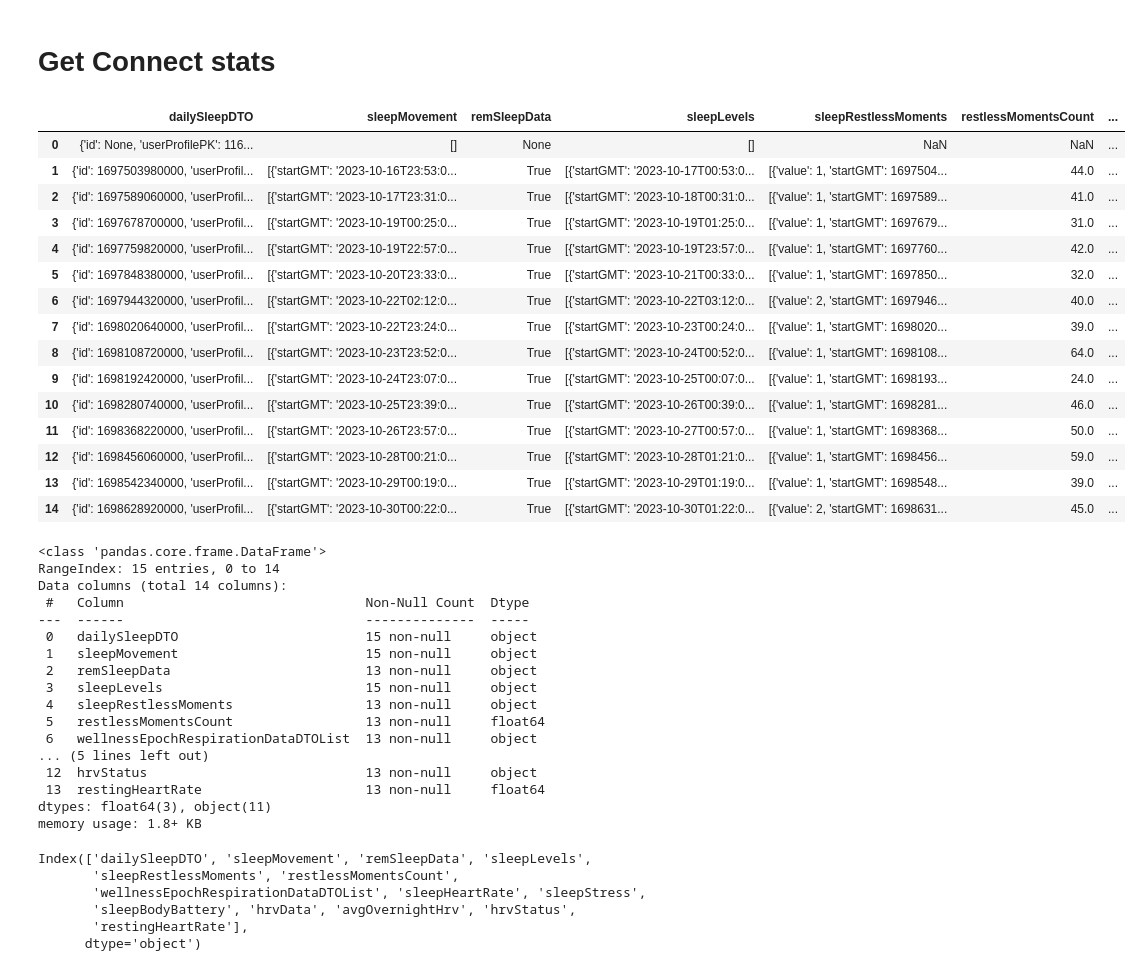
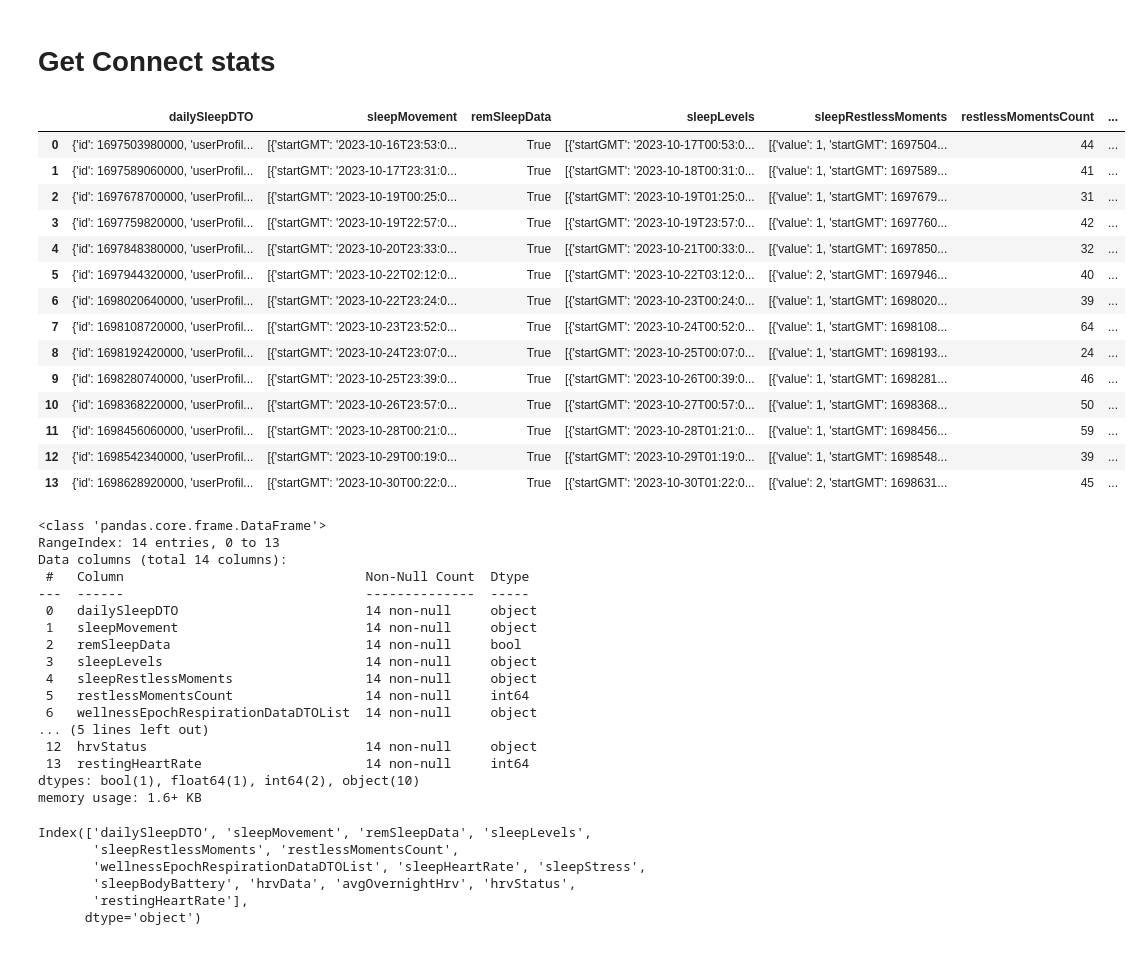
Before and after one commit to Lizoug/Garmin_Watch, a Jupyter notebook: data_inspection.ipynb, the cells around one changed output. Cells and saved outputs as stored; diff of their text form; code cells hidden in the pictures.

```diff
--- a/data_inspection.ipynb
+++ b/data_inspection.ipynb
@@ -30,69 +30,68 @@ garmin.garth.dump(GARTH_HOME)
 from datetime import date, timedelta
 import pandas as pd
 
 # Define your target end date
 end_date = date(2023, 10, 30)
 
 # Calculate the start date as 2 weeks (14 days) before the end date
-start_date = end_date - timedelta(days=14)
+start_date = end_date - timedelta(days=13)
 
 datelist = []
 
 current_date = start_date
 while current_date <= end_date:
     datelist.append(current_date)
     current_date += timedelta(days=1)
 
 datelist_new = [x.isoformat() for x in datelist]
 
 dataframes_list = []  # List to store each day's DataFrame
 
 for day in datelist_new:
     current_entry = garmin.get_sleep_data(day)
     current_entry_df = pd.DataFrame([current_entry])  # Convert the dictionary to a DataFrame
     dataframes_list.append(current_entry_df)
 
 # Concatenate all the DataFrames in the list
 week_sleep_df = pd.concat(dataframes_list, ignore_index=True)
 
 week_sleep_df
 # %% [output]
 |  | dailySleepDTO | sleepMovement | remSleepData | sleepLevels | sleepRestlessMoments | restlessMomentsCount | ... |
-| 0 | {'id': None, 'userProfilePK': 116... | [] | None | [] | NaN | NaN | ... |
-| 1 | {'id': 1697503980000, 'userProfil... | [{'startGMT': '2023-10-16T23:53:0... | True | [{'startGMT': '2023-10-17T00:53:0... | [{'value': 1, 'startGMT': 1697504... | 44.0 | ... |
-| 2 | {'id': 1697589060000, 'userProfil... | [{'startGMT': '2023-10-17T23:31:0... | True | [{'startGMT': '2023-10-18T00:31:0... | [{'value': 1, 'startGMT': 1697589... | 41.0 | ... |
-| 3 | {'id': 1697678700000, 'userProfil... | [{'startGMT': '2023-10-19T00:25:0... | True | [{'startGMT': '2023-10-19T01:25:0... | [{'value': 1, 'startGMT': 1697679... | 31.0 | ... |
-| 4 | {'id': 1697759820000, 'userProfil... | [{'startGMT': '2023-10-19T22:57:0... | True | [{'startGMT': '2023-10-19T23:57:0... | [{'value': 1, 'startGMT': 1697760... | 42.0 | ... |
-| 5 | {'id': 1697848380000, 'userProfil... | [{'startGMT': '2023-10-20T23:33:0... | True | [{'startGMT': '2023-10-21T00:33:0... | [{'value': 1, 'startGMT': 1697850... | 32.0 | ... |
-| 6 | {'id': 1697944320000, 'userProfil... | [{'startGMT': '2023-10-22T02:12:0... | True | [{'startGMT': '2023-10-22T03:12:0... | [{'value': 2, 'startGMT': 1697946... | 40.0 | ... |
-| 7 | {'id': 1698020640000, 'userProfil... | [{'startGMT': '2023-10-22T23:24:0... | True | [{'startGMT': '2023-10-23T00:24:0... | [{'value': 1, 'startGMT': 1698020... | 39.0 | ... |
-| 8 | {'id': 1698108720000, 'userProfil... | [{'startGMT': '2023-10-23T23:52:0... | True | [{'startGMT': '2023-10-24T00:52:0... | [{'value': 1, 'startGMT': 1698108... | 64.0 | ... |
-| 9 | {'id': 1698192420000, 'userProfil... | [{'startGMT': '2023-10-24T23:07:0... | True | [{'startGMT': '2023-10-25T00:07:0... | [{'value': 1, 'startGMT': 1698193... | 24.0 | ... |
-| 10 | {'id': 1698280740000, 'userProfil... | [{'startGMT': '2023-10-25T23:39:0... | True | [{'startGMT': '2023-10-26T00:39:0... | [{'value': 1, 'startGMT': 1698281... | 46.0 | ... |
-| 11 | {'id': 1698368220000, 'userProfil... | [{'startGMT': '2023-10-26T23:57:0... | True | [{'startGMT': '2023-10-27T00:57:0... | [{'value': 1, 'startGMT': 1698368... | 50.0 | ... |
-| 12 | {'id': 1698456060000, 'userProfil... | [{'startGMT': '2023-10-28T00:21:0... | True | [{'startGMT': '2023-10-28T01:21:0... | [{'value': 1, 'startGMT': 1698456... | 59.0 | ... |
-| 13 | {'id': 1698542340000, 'userProfil... | [{'startGMT': '2023-10-29T00:19:0... | True | [{'startGMT': '2023-10-29T01:19:0... | [{'value': 1, 'startGMT': 1698548... | 39.0 | ... |
-| 14 | {'id': 1698628920000, 'userProfil... | [{'startGMT': '2023-10-30T00:22:0... | True | [{'startGMT': '2023-10-30T01:22:0... | [{'value': 2, 'startGMT': 1698631... | 45.0 | ... |
+| 0 | {'id': 1697503980000, 'userProfil... | [{'startGMT': '2023-10-16T23:53:0... | True | [{'startGMT': '2023-10-17T00:53:0... | [{'value': 1, 'startGMT': 1697504... | 44 | ... |
+| 1 | {'id': 1697589060000, 'userProfil... | [{'startGMT': '2023-10-17T23:31:0... | True | [{'startGMT': '2023-10-18T00:31:0... | [{'value': 1, 'startGMT': 1697589... | 41 | ... |
+| 2 | {'id': 1697678700000, 'userProfil... | [{'startGMT': '2023-10-19T00:25:0... | True | [{'startGMT': '2023-10-19T01:25:0... | [{'value': 1, 'startGMT': 1697679... | 31 | ... |
+| 3 | {'id': 1697759820000, 'userProfil... | [{'startGMT': '2023-10-19T22:57:0... | True | [{'startGMT': '2023-10-19T23:57:0... | [{'value': 1, 'startGMT': 1697760... | 42 | ... |
+| 4 | {'id': 1697848380000, 'userProfil... | [{'startGMT': '2023-10-20T23:33:0... | True | [{'startGMT': '2023-10-21T00:33:0... | [{'value': 1, 'startGMT': 1697850... | 32 | ... |
+| 5 | {'id': 1697944320000, 'userProfil... | [{'startGMT': '2023-10-22T02:12:0... | True | [{'startGMT': '2023-10-22T03:12:0... | [{'value': 2, 'startGMT': 1697946... | 40 | ... |
+| 6 | {'id': 1698020640000, 'userProfil... | [{'startGMT': '2023-10-22T23:24:0... | True | [{'startGMT': '2023-10-23T00:24:0... | [{'value': 1, 'startGMT': 1698020... | 39 | ... |
+| 7 | {'id': 1698108720000, 'userProfil... | [{'startGMT': '2023-10-23T23:52:0... | True | [{'startGMT': '2023-10-24T00:52:0... | [{'value': 1, 'startGMT': 1698108... | 64 | ... |
+| 8 | {'id': 1698192420000, 'userProfil... | [{'startGMT': '2023-10-24T23:07:0... | True | [{'startGMT': '2023-10-25T00:07:0... | [{'value': 1, 'startGMT': 1698193... | 24 | ... |
+| 9 | {'id': 1698280740000, 'userProfil... | [{'startGMT': '2023-10-25T23:39:0... | True | [{'startGMT': '2023-10-26T00:39:0... | [{'value': 1, 'startGMT': 1698281... | 46 | ... |
+| 10 | {'id': 1698368220000, 'userProfil... | [{'startGMT': '2023-10-26T23:57:0... | True | [{'startGMT': '2023-10-27T00:57:0... | [{'value': 1, 'startGMT': 1698368... | 50 | ... |
+| 11 | {'id': 1698456060000, 'userProfil... | [{'startGMT': '2023-10-28T00:21:0... | True | [{'startGMT': '2023-10-28T01:21:0... | [{'value': 1, 'startGMT': 1698456... | 59 | ... |
+| 12 | {'id': 1698542340000, 'userProfil... | [{'startGMT': '2023-10-29T00:19:0... | True | [{'startGMT': '2023-10-29T01:19:0... | [{'value': 1, 'startGMT': 1698548... | 39 | ... |
+| 13 | {'id': 1698628920000, 'userProfil... | [{'startGMT': '2023-10-30T00:22:0... | True | [{'startGMT': '2023-10-30T01:22:0... | [{'value': 2, 'startGMT': 1698631... | 45 | ... |
 # %%
 week_sleep_df.info()
 # %% [output]
 <class 'pandas.core.frame.DataFrame'>
-RangeIndex: 15 entries, 0 to 14
+RangeIndex: 14 entries, 0 to 13
 Data columns (total 14 columns):
  #   Column                               Non-Null Count  Dtype
 ---  ------                               --------------  -----
- 0   dailySleepDTO                        15 non-null     object
- 1   sleepMovement                        15 non-null     object
- 2   remSleepData                         13 non-null     object
- 3   sleepLevels                          15 non-null     object
- 4   sleepRestlessMoments                 13 non-null     object
- 5   restlessMomentsCount                 13 non-null     float64
- 6   wellnessEpochRespirationDataDTOList  13 non-null     object
+ 0   dailySleepDTO                        14 non-null     object
+ 1   sleepMovement                        14 non-null     object
+ 2   remSleepData                         14 non-null     bool
+ 3   sleepLevels                          14 non-null     object
+ 4   sleepRestlessMoments                 14 non-null     object
+ 5   restlessMomentsCount                 14 non-null     int64
+ 6   wellnessEpochRespirationDataDTOList  14 non-null     object
 ... (5 lines left out)
- 12  hrvStatus                            13 non-null     object
- 13  restingHeartRate                     13 non-null     float64
-dtypes: float64(3), object(11)
-memory usage: 1.8+ KB
+ 12  hrvStatus                            14 non-null     object
+ 13  restingHeartRate                     14 non-null     int64
+dtypes: bool(1), float64(1), int64(2), object(10)
+memory usage: 1.6+ KB
 # %%
 week_sleep_df.columns
 # %% [output]
```
Also changed, not shown: parts of 28 cells of this notebook.
